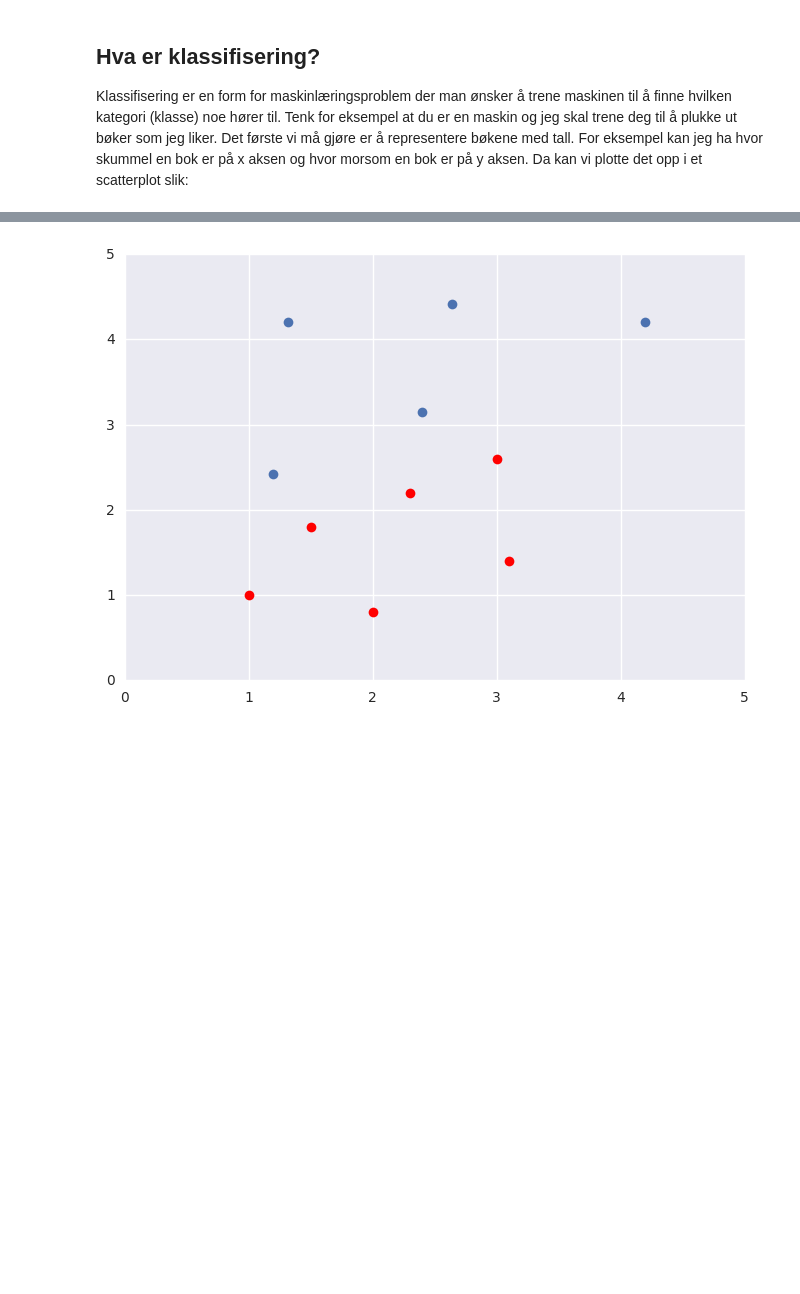
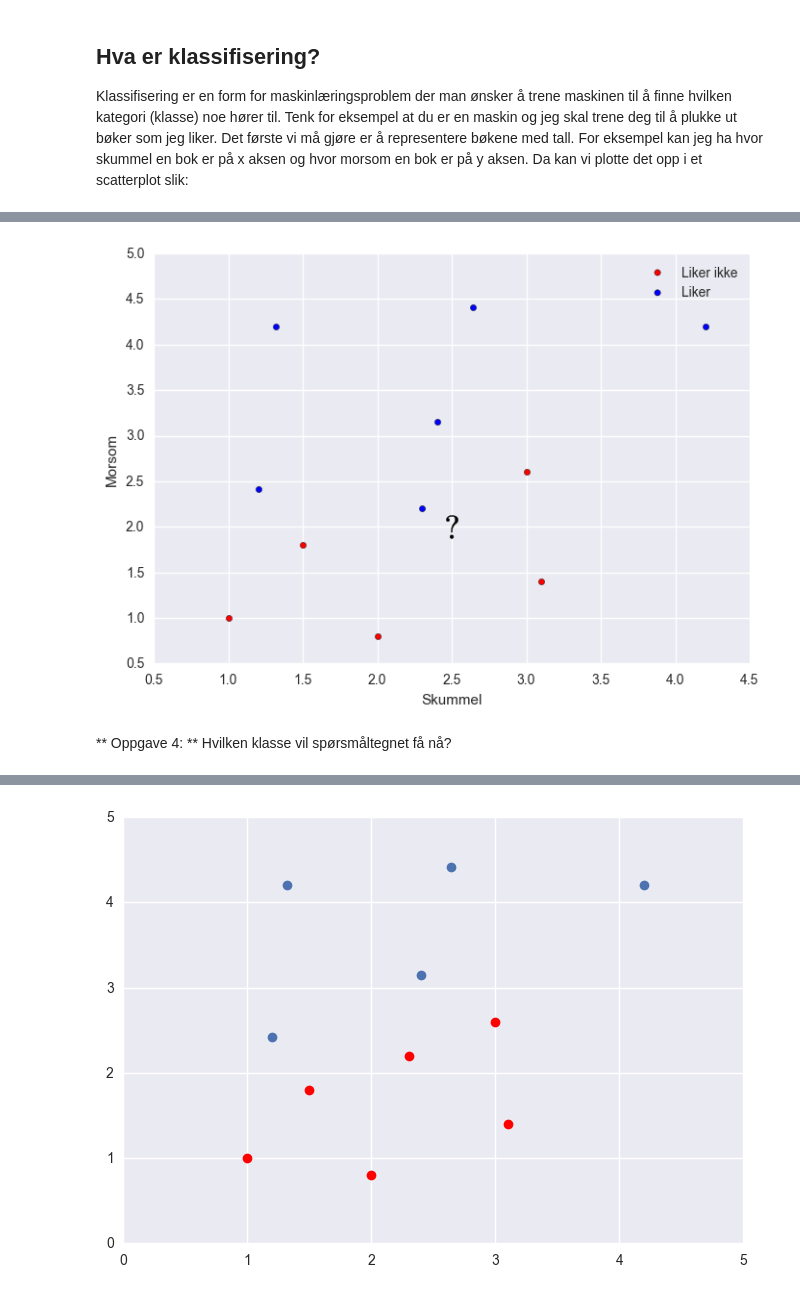
Before and after one commit to MarieRoald/MLkurs, a Jupyter notebook: notebooks/Introduksjon til klassifisering.ipynb, the cells around one changed output, grey strips where cells are left out. Drawn from its saved outputs; the diff is of its cells as text; code cells hidden in the pictures; blank space fills up the shorter version.

```diff
--- a/notebooks/Introduksjon til klassifisering.ipynb
+++ b/notebooks/Introduksjon til klassifisering.ipynb
@@ -15,0 +76,23 @@ Klassifisering er en form for maskinlæringsproblem der man ønsker å trene mas
+# %%
+figure()
+
+# Endre datapunktet
+data.ix[8]['Klasse'] = 1
+
+data_klasse1 = data.loc[data['Klasse'] == 0]
+data_klasse2 = data.loc[data['Klasse'] == 1]
+
+scatter(data_klasse1['Skummel'], data_klasse1['Morsom'], c='r', label='Liker ikke')
+scatter(data_klasse2['Skummel'], data_klasse2['Morsom'], c='b', label='Liker')
+
+scatter(2.5,2,c='k',s=300,marker='$?$')
+
+xlabel('Skummel')
+ylabel('Morsom')
+
+legend()
+show()
+# %% [output]
+[figure, added]
+# %% [markdown]
+** Oppgave 4: ** Hvilken klasse vil spørsmåltegnet få nå?
```
Also changed, not shown: parts of 36 cells of this notebook, 2 other files.
